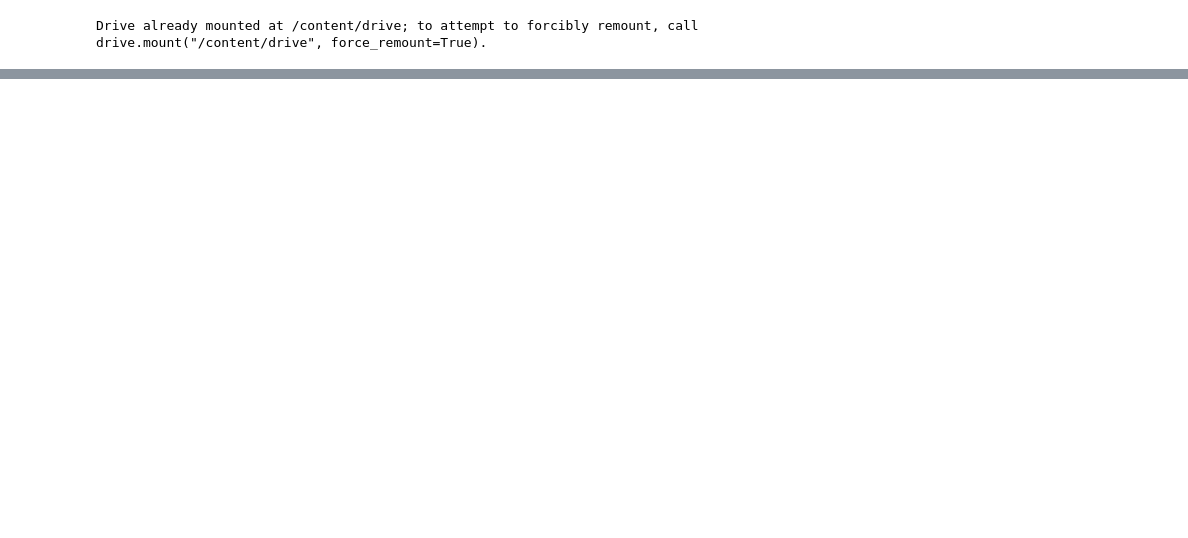
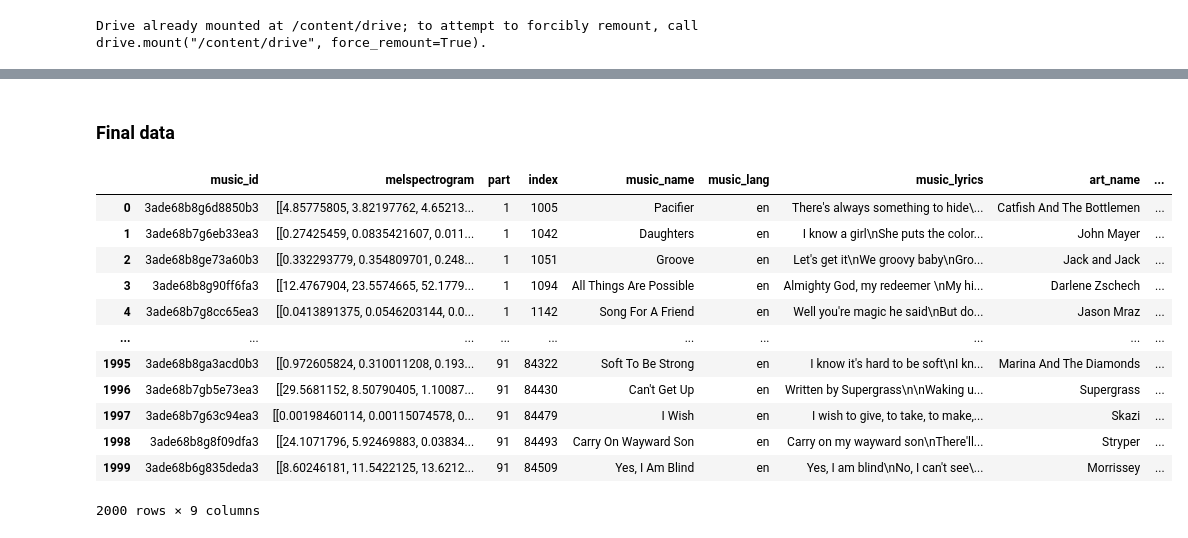
Before and after one commit to kritika-gupta/multi-modal-music-genre-classification, a Jupyter notebook: 4mula.ipynb, the cells around one changed output, grey strips where cells are left out. Saved outputs shown, nothing was run; the diff lists cells and outputs as text; code cells hidden in the pictures; blank space fills up the shorter version.

Commit message:
Creating cleaned and balanced 2k dataset

```diff
--- a/4mula.ipynb
+++ b/4mula.ipynb
@@ -68,0 +112,4 @@ mel_sample.shape
+# %%
+final_metadata = selected_metadata.groupby('main_genre', group_keys=False).apply(lambda x: x.sample(DATASET_SIZE//NUM_GENRES))
+# final_metadata = selected_metadata.sample(DATASET_SIZE).reset_index(drop=True).sort_values(by='index')
+final_metadata
@@ -68,0 +136,2 @@ mel_sample.shape
+# %%
+final_metadata = pd.merge(music_id_to_part, final_metadata, how="inner", on=['music_id'])
@@ -68,0 +187,19 @@ mel_sample.shape
+# %% [markdown]
+### Final data
+# %%
+data = pd.merge(spectrograms, final_metadata, how = "inner", on = ["music_id"])
+data
+# %% [output]
+|  | music_id | melspectrogram | part | index | music_name | music_lang | music_lyrics | art_name | ... |
+| 0 | 3ade68b8g6d8850b3 | [[4.85775805, 3.82197762, 4.65213... | 1 | 1005 | Pacifier | en | There's always something to hide\... | Catfish And The Bottlemen | ... |
+| 1 | 3ade68b7g6eb33ea3 | [[0.27425459, 0.0835421607, 0.011... | 1 | 1042 | Daughters | en | I know a girl\nShe puts the color... | John Mayer | ... |
+| 2 | 3ade68b8ge73a60b3 | [[0.332293779, 0.354809701, 0.248... | 1 | 1051 | Groove | en | Let's get it\nWe groovy baby\nGro... | Jack and Jack | ... |
+| 3 | 3ade68b8g90ff6fa3 | [[12.4767904, 23.5574665, 52.1779... | 1 | 1094 | All Things Are Possible | en | Almighty God, my redeemer \nMy hi... | Darlene Zschech | ... |
+| 4 | 3ade68b7g8cc65ea3 | [[0.0413891375, 0.0546203144, 0.0... | 1 | 1142 | Song For A Friend | en | Well you're magic he said\nBut do... | Jason Mraz | ... |
+| ... | ... | ... | ... | ... | ... | ... | ... | ... | ... |
+| 1995 | 3ade68b8ga3acd0b3 | [[0.972605824, 0.310011208, 0.193... | 91 | 84322 | Soft To Be Strong | en | I know it's hard to be soft\nI kn... | Marina And The Diamonds | ... |
+| 1996 | 3ade68b7gb5e73ea3 | [[29.5681152, 8.50790405, 1.10087... | 91 | 84430 | Can't Get Up | en | Written by Supergrass\n\nWaking u... | Supergrass | ... |
+| 1997 | 3ade68b7g63c94ea3 | [[0.00198460114, 0.00115074578, 0... | 91 | 84479 | I Wish | en | I wish to give, to take, to make,... | Skazi | ... |
+| 1998 | 3ade68b8g8f09dfa3 | [[24.1071796, 5.92469883, 0.03834... | 91 | 84493 | Carry On Wayward Son | en | Carry on my wayward son\nThere'll... | Stryper | ... |
+| 1999 | 3ade68b6g835deda3 | [[8.60246181, 11.5422125, 13.6212... | 91 | 84509 | Yes, I Am Blind | en | Yes, I am blind\nNo, I can't see\... | Morrissey | ... |
+2000 rows × 9 columns
```
Also changed, not shown: parts of 36 cells of this notebook.
